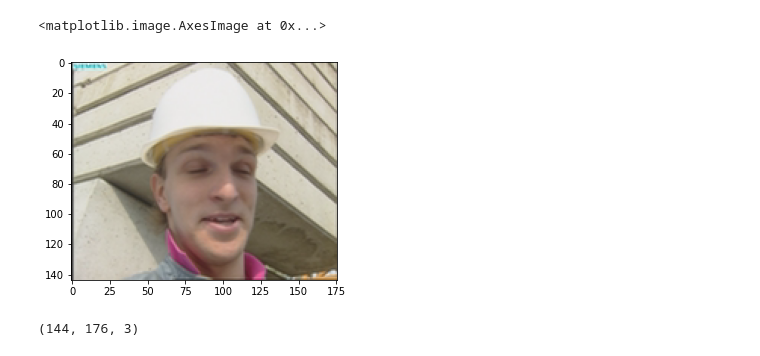
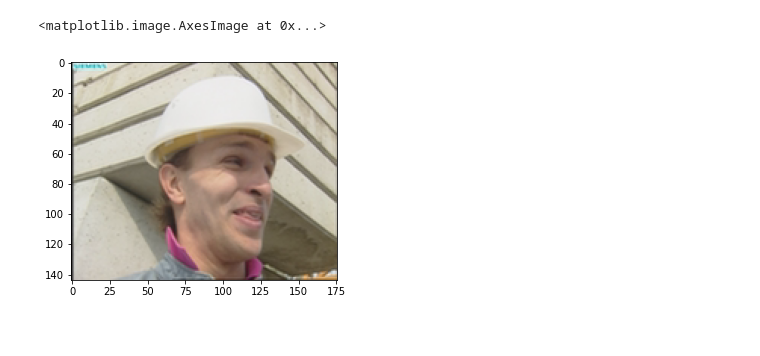
Before and after one commit to brenoafb/video-compression, a Jupyter notebook: Untitled.ipynb, the cells around one changed output. Drawn from its saved outputs; the diff is of its cells as text; code cells hidden in the pictures.

```diff
--- a/Untitled.ipynb
+++ b/Untitled.ipynb
@@ -11,7 +12,8 @@ from compression import *
 filename = 'foreman_qcif.yuv'
 width = 176
 height = 144
+nframes = 10
 # %%
-frames = read_yuv(filename)
-frames
+frames = read_yuv(filename)[:nframes]
+plt.imshow(frames[0])
 # %% [output]
@@ -35,10 +48,5 @@ array([[[[ 31,  47,  48],
 # %%
-plt.imshow(frames[1])
+plt.imshow(frames[-1])
 # %% [output]
 <matplotlib.image.AxesImage at 0x...>
-[figure, old version]
+[figure, new version]
-# %%
-frame = frames[1]
-frame.shape
-# %% [output]
-(144, 176, 3)
```
Also changed, not shown: parts of 18 cells of this notebook, 4 other files.
